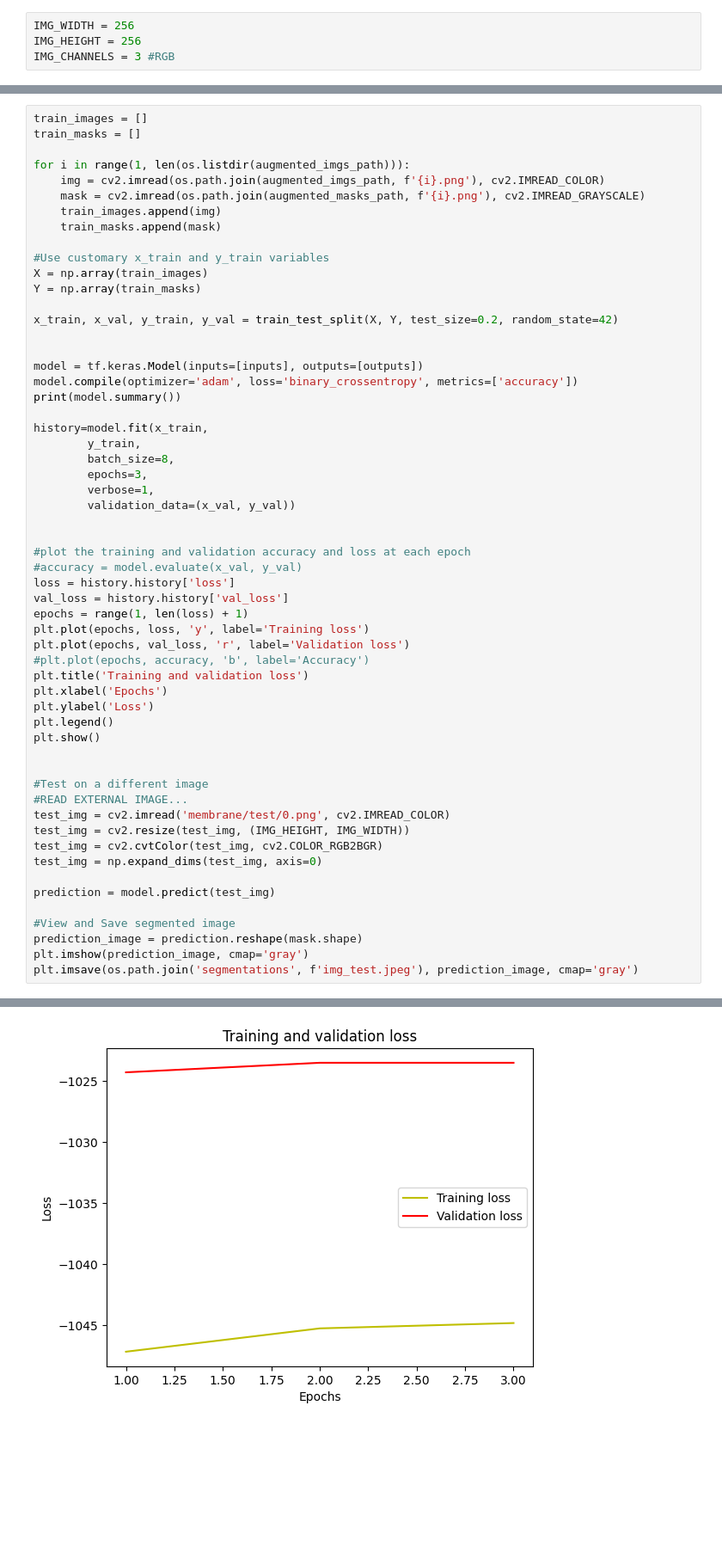
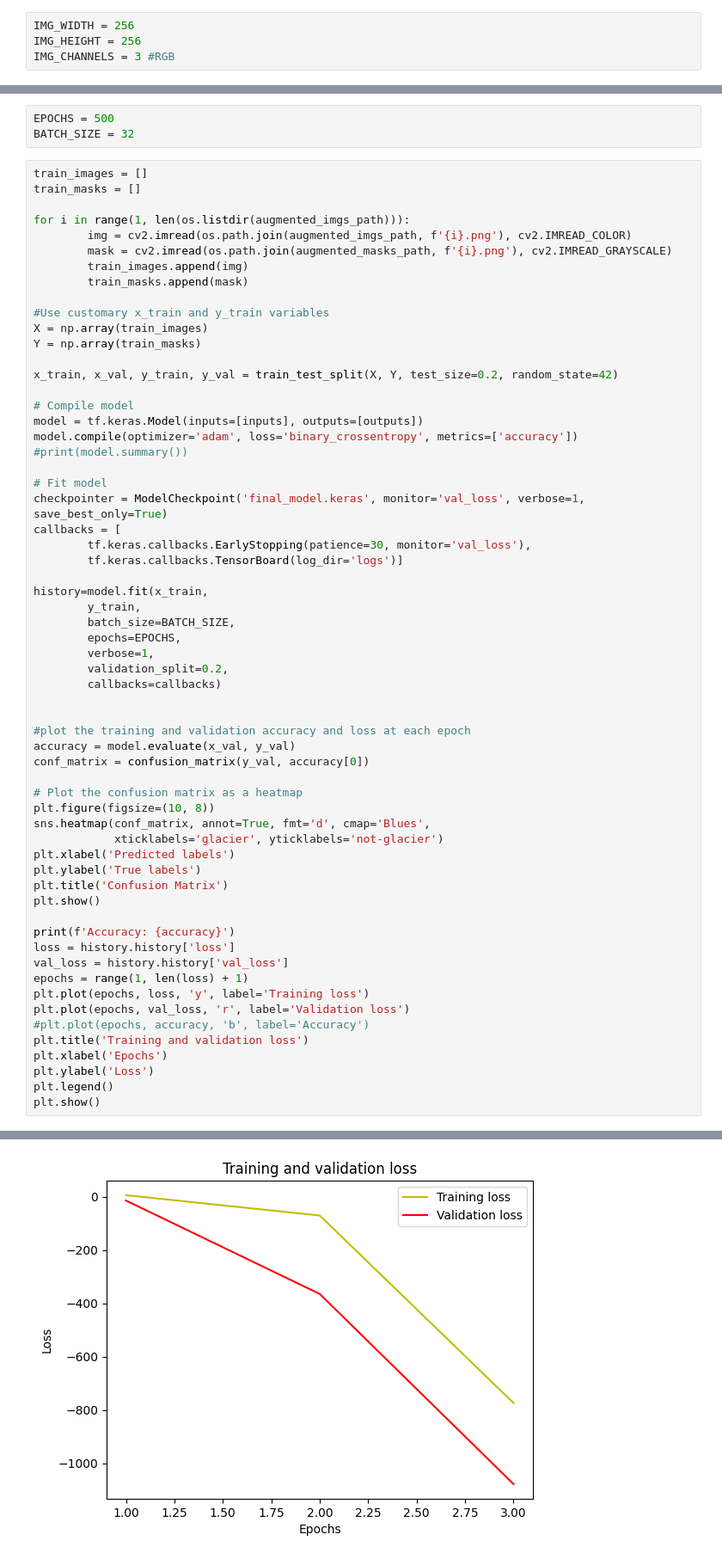
Before and after one commit to sofiagutierrezleiva/Dataton-grupo26, a Jupyter notebook: unet_easy.ipynb, the cells around one changed output, grey strips where cells are left out. Shown at 86% size. Drawn from its saved outputs; the diff is of its cells as text; blank space fills up the shorter version.

```diff
--- a/unet_easy.ipynb
+++ b/unet_easy.ipynb
@@ -81,12 +80,15 @@ outputs = Conv2D(1, (1, 1), activation='sigmoid')(c9)
+# %%
+EPOCHS = 500
+BATCH_SIZE = 32
 # %%
 train_images = []
 train_masks = []
 
 for i in range(1, len(os.listdir(augmented_imgs_path))):
-    img = cv2.imread(os.path.join(augmented_imgs_path, f'{i}.png'), cv2.IMREAD_COLOR)
-    mask = cv2.imread(os.path.join(augmented_masks_path, f'{i}.png'), cv2.IMREAD_GRAYSCALE)
-    train_images.append(img)
-    train_masks.append(mask)
+        img = cv2.imread(os.path.join(augmented_imgs_path, f'{i}.png'), cv2.IMREAD_COLOR)
+        mask = cv2.imread(os.path.join(augmented_masks_path, f'{i}.png'), cv2.IMREAD_GRAYSCALE)
+        train_images.append(img)
+        train_masks.append(mask)
 
 #Use customary x_train and y_train variables
 X = np.array(train_images)
@@ -94,21 +96,40 @@ Y = np.array(train_masks)
 
 x_train, x_val, y_train, y_val = train_test_split(X, Y, test_size=0.2, random_state=42)
 
-
+# Compile model
 model = tf.keras.Model(inputs=[inputs], outputs=[outputs])
 model.compile(optimizer='adam', loss='binary_crossentropy', metrics=['accuracy'])
-print(model.summary())
+#print(model.summary())
+
+# Fit model
+checkpointer = ModelCheckpoint('final_model.keras', monitor='val_loss', verbose=1, save_best_only=True)
+callbacks = [
+        tf.keras.callbacks.EarlyStopping(patience=30, monitor='val_loss'),
+        tf.keras.callbacks.TensorBoard(log_dir='logs')]
 
 history=model.fit(x_train,
         y_train,
-        batch_size=8,
-        epochs=3,
+        batch_size=BATCH_SIZE,
+        epochs=EPOCHS,
         verbose=1,
-        validation_data=(x_val, y_val))
+        validation_split=0.2,
+        callbacks=callbacks)
 
 
 #plot the training and validation accuracy and loss at each epoch
-#accuracy = model.evaluate(x_val, y_val)
+accuracy = model.evaluate(x_val, y_val)
+conf_matrix = confusion_matrix(y_val, accuracy[0])
+
+# Plot the confusion matrix as a heatmap
+plt.figure(figsize=(10, 8))
+sns.heatmap(conf_matrix, annot=True, fmt='d', cmap='Blues',
+            xticklabels='glacier', yticklabels='not-glacier')
+plt.xlabel('Predicted labels')
+plt.ylabel('True labels')
+plt.title('Confusion Matrix')
+plt.show()
+
+print(f'Accuracy: {accuracy}')
 loss = history.history['loss']
 val_loss = history.history['val_loss']
 epochs = range(1, len(loss) + 1)
@@ -120,19 +141,4 @@ plt.xlabel('Epochs')
 plt.ylabel('Loss')
 plt.legend()
 plt.show()
-
-
-#Test on a different image
-#READ EXTERNAL IMAGE...
-test_img = cv2.imread('membrane/test/0.png', cv2.IMREAD_COLOR)
-test_img = cv2.resize(test_img, (IMG_HEIGHT, IMG_WIDTH))
-test_img = cv2.cvtColor(test_img, cv2.COLOR_RGB2BGR)
-test_img = np.expand_dims(test_img, axis=0)
-
-prediction = model.predict(test_img)
-
-#View and Save segmented image
-prediction_image = prediction.reshape(mask.shape)
-plt.imshow(prediction_image, cmap='gray')
-plt.imsave(os.path.join('segmentations', f'img_test.jpeg'), prediction_image, cmap='gray')
 # %% [output]
@@ -167 +153 @@ Epoch 3/3
-[figure, old version]
+[figure, new version]
```
Also changed, not shown: parts of 6 cells of this notebook, 5 other files.
